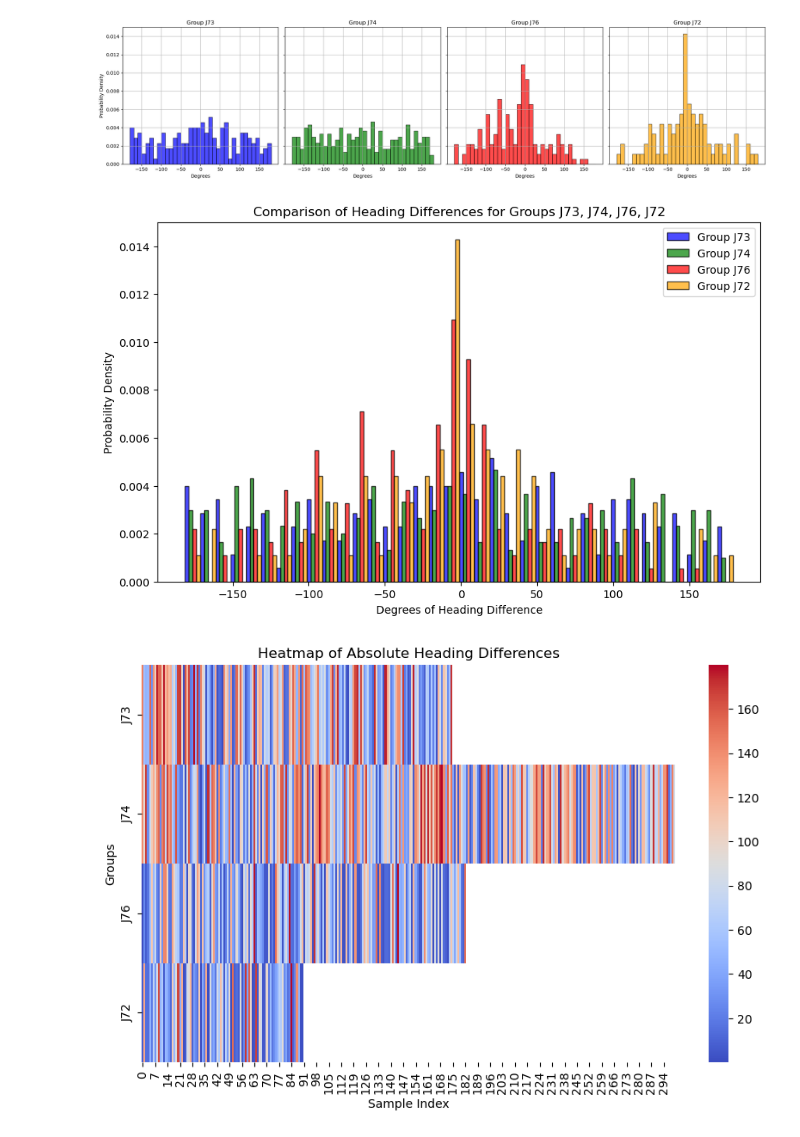
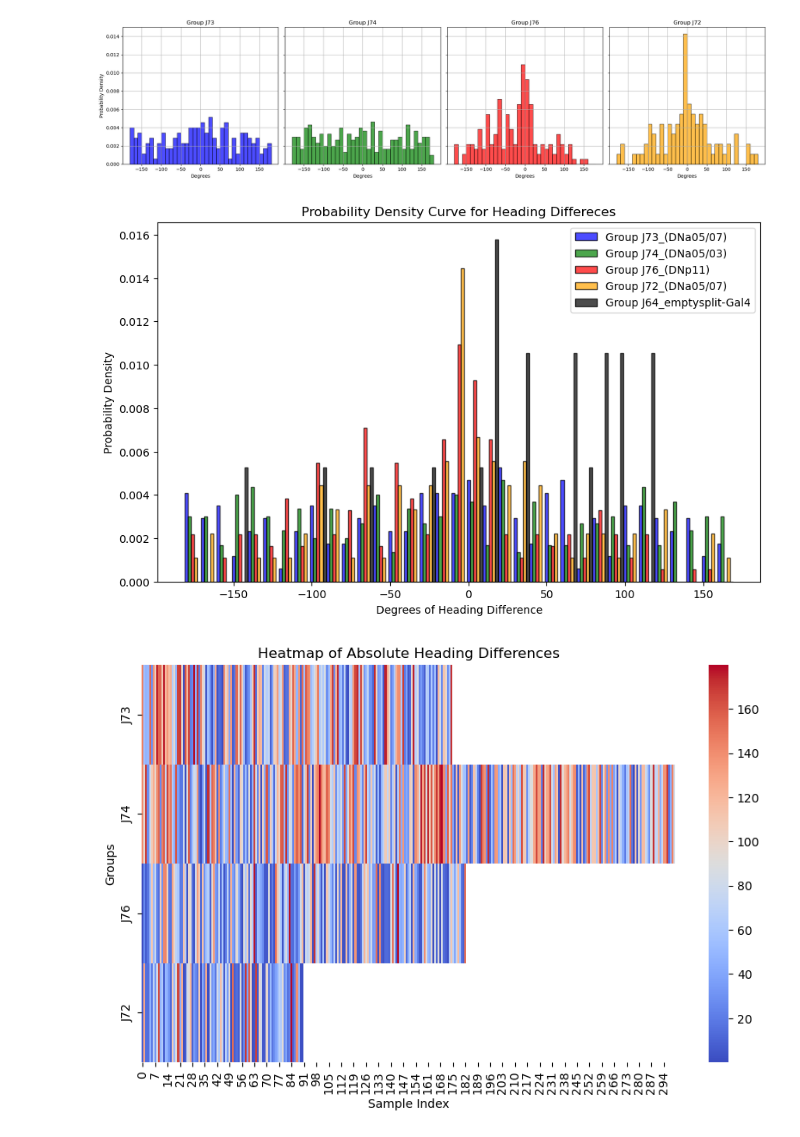
Before and after one commit to Shivammm123/FlyFlightBehavior, a Jupyter notebook: Free Flight Analysis Flies/Complete Analysis.ipynb, the cells around one changed output. Cells and saved outputs as stored; diff of their text form; code cells hidden in the pictures.

```diff
--- a/Free Flight Analysis Flies/Complete Analysis.ipynb
+++ b/Free Flight Analysis Flies/Complete Analysis.ipynb
@@ -888,48 +887,48 @@ plt.show()
 # headingdiffs_J73, headingdiffs_J74, headingdiffs_J76, headingdiffs_J72
 
 # Group the data together for easy iteration
-heading_diffs_groups = [heading_diffs_J73, heading_diffs_J74, heading_diffs_J76, heading_diffs_J72]
-group_names = ['J73', 'J74', 'J76', 'J72']
-colors = ['blue', 'green', 'red', 'orange']  # Define colors for each group
+heading_diffs_groups = [heading_diffs_J73, heading_diffs_J74, heading_diffs_J76, heading_diffs_J72, heading_diffs7]
+group_names = ['J73_(DNa05/07)', 'J74_(DNa05/03)', 'J76_(DNp11)', 'J72_(DNa05/07)', 'J64_emptysplit-Gal4']
+colors = ['blue', 'green', 'red', 'orange', 'black']  # Define colors for each group
 
 # Create a single figure
 plt.figure(figsize=(10, 6))
 
-bins = np.arange(-180, 181, 10)  # Bins from -180 to 180 degrees with a width of 10 degrees
+bins = np.arange(-180, 180, 10)  # Bins from -180 to 180 degrees with a width of 10 degrees
 bin_width = 10  # Width for each bar
 
 # Number of groups to compare
 n_groups = len(heading_diffs_groups)
 
 # Create the plot with bars shifted slightly to the side for each group
 for i, (heading_diffs, name, color) in enumerate(zip(heading_diffs_groups, group_names, colors)):
     # Calculate the histogram and normalize to get the probability density
     hist, bin_edges = np.histogram(heading_diffs, bins=bins, density=True)
 
     # Calculate the bin centers
     bin_centers = (bin_edges[:-1] + bin_edges[1:]) / 2
 
     # Shift the bars slightly based on the group index 'i'
     offset = (i - n_groups/2) * bin_width / n_groups  # Shift to the left or right depending on index
     plt.bar(bin_centers + offset, hist, width=bin_width/n_groups, edgecolor='black', alpha=0.7, color=color, label=f'Group {name}')
 
 # Set the plot labels and title
 plt.xlabel('Degrees of Heading Difference')
 plt.ylabel('Probability Density')
-plt.title('Comparison of Heading Differences for Groups J73, J74, J76, J72')
+plt.title('Probability Density Curve for Heading Differeces')
 
 # Add a legend to differentiate the groups
 plt.legend()
 
 # Add grid for clarity
 plt.grid(True)
 
 plt.grid(False)
 
 # Show the plot
 plt.show()
 # %% [output]
-[figure, old version]
+[figure, new version]
 # %%
 # Find the maximum length among all arrays
 max_length = max(len(heading_diffs_J73), len(heading_diffs_J74), len(heading_diffs_J76), len(heading_diffs_J72))
```
Also changed, not shown: parts of 1 cell of this notebook, 1 other file.
